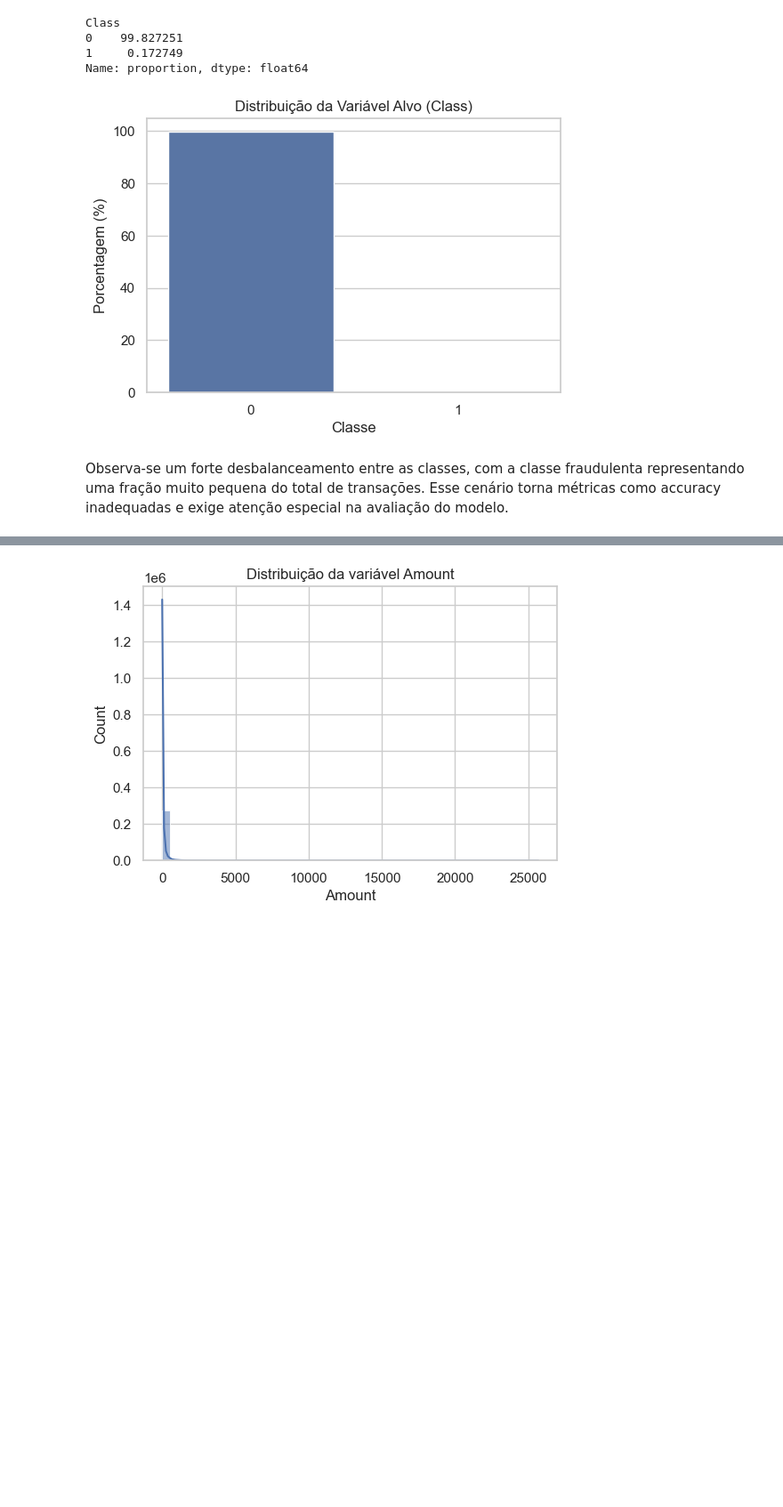
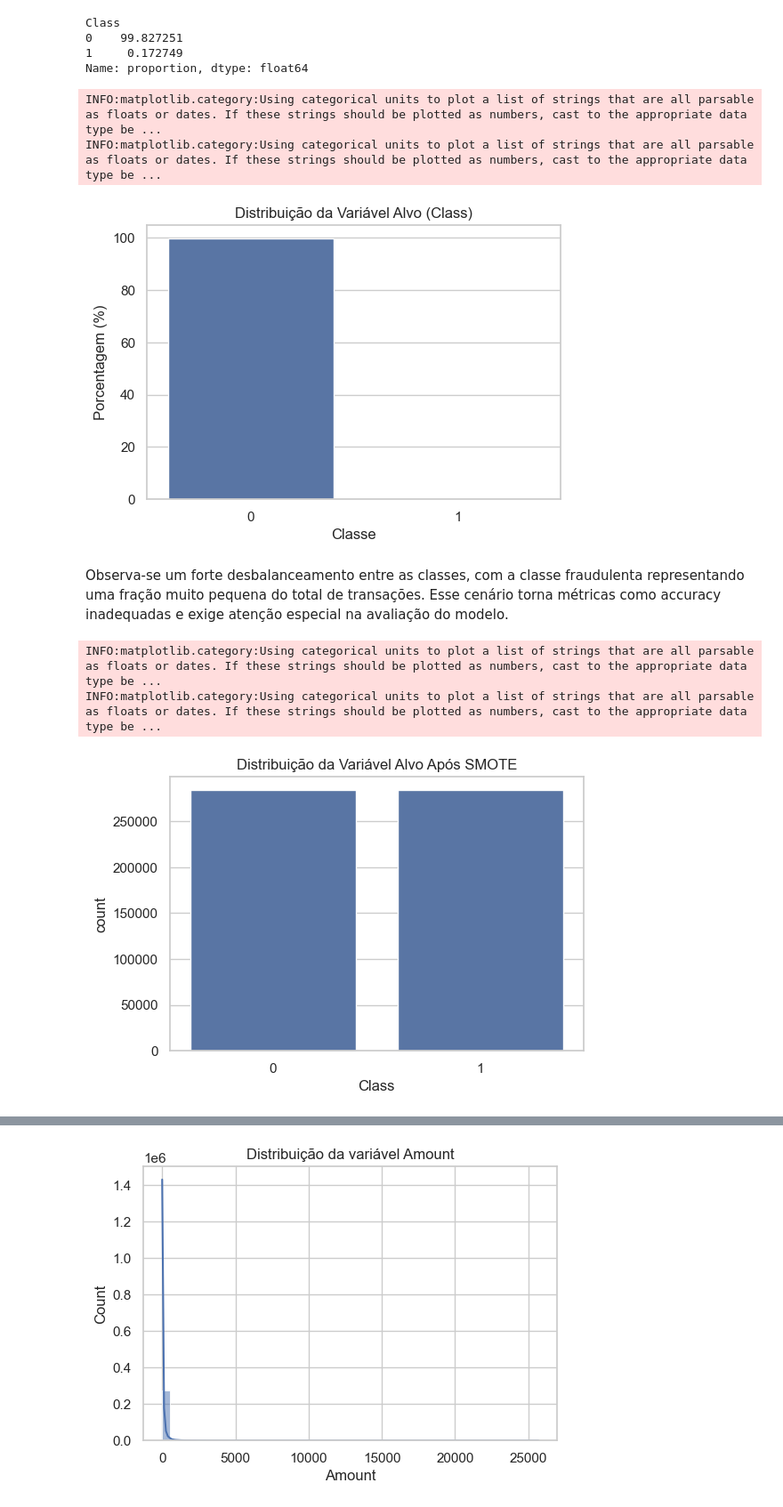
Before and after one commit to Arthurcn96/Credic_Card_Fraud_Detection, a Jupyter notebook: notebooks/EDA.ipynb, the cells around one changed output, grey strips where cells are left out. Shown at 89% size. Drawn from its saved outputs; the diff is of its cells as text; code cells hidden in the pictures; blank space fills up the shorter version.

```diff
--- a/notebooks/EDA.ipynb
+++ b/notebooks/EDA.ipynb
@@ -7,5 +7,8 @@ import pandas as pd
 import numpy as np
 import matplotlib.pyplot as plt
 import seaborn as sns
+import logging
+from imblearn.over_sampling import SMOTE
 
-sns.set(style="whitegrid")
+
+sns.set_theme(style="whitegrid")
@@ -98,9 +107,26 @@ plt.ylabel("Porcentagem (%)")
 plt.xlabel("Classe")
 plt.show()
 # %% [output]
+INFO:matplotlib.category:Using categorical units to plot a list of strings that are all parsable as floats or dates. If these strings should be plotted as numbers, cast to the appropriate data type be ...
+INFO:matplotlib.category:Using categorical units to plot a list of strings that are all parsable as floats or dates. If these strings should be plotted as numbers, cast to the appropriate data type be ...
 [figure]
 # %% [markdown]
 Observa-se um forte desbalanceamento entre as classes, com a classe fraudulenta
 representando uma fração muito pequena do total de transações. Esse cenário
 torna métricas como accuracy inadequadas e exige atenção especial na avaliação
 do modelo.
+# %%
+X = df.drop(['id', 'Class'], axis=1, errors='ignore')
+y = df['Class']
+# %%
+smote = SMOTE(random_state=42)
+x_resample, y_resample = smote.fit_resample(X,y)
+# %%
+plt.figure(figsize=(6,4))
+sns.countplot(x=y_resample)
+plt.title("Distribuição da Variável Alvo Após SMOTE")
+plt.show()
+# %% [output]
+INFO:matplotlib.category:Using categorical units to plot a list of strings that are all parsable as floats or dates. If these strings should be plotted as numbers, cast to the appropriate data type be ...
+INFO:matplotlib.category:Using categorical units to plot a list of strings that are all parsable as floats or dates. If these strings should be plotted as numbers, cast to the appropriate data type be ...
+[figure, added]
```
Also changed, not shown: parts of 8 cells of this notebook, 5 other files.
